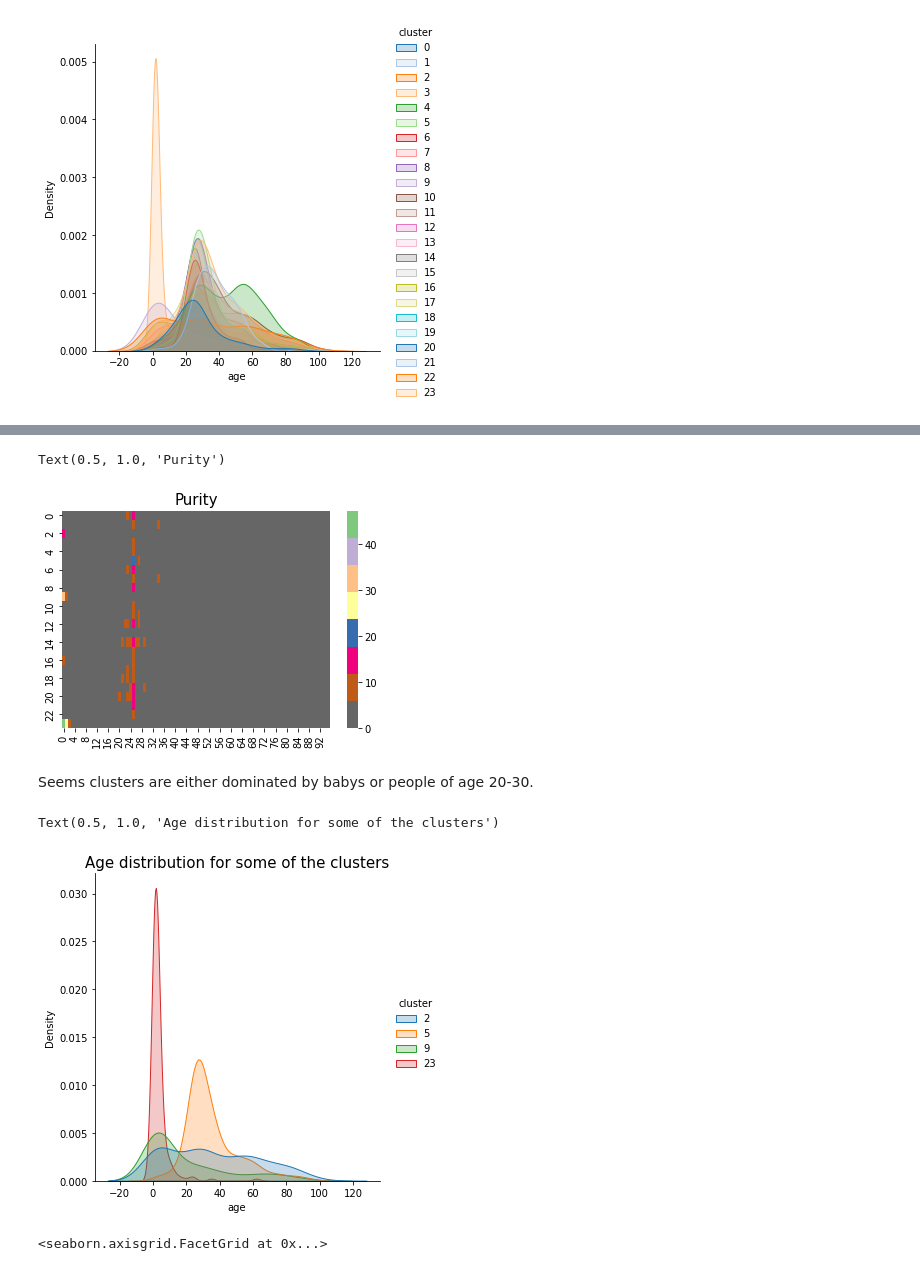
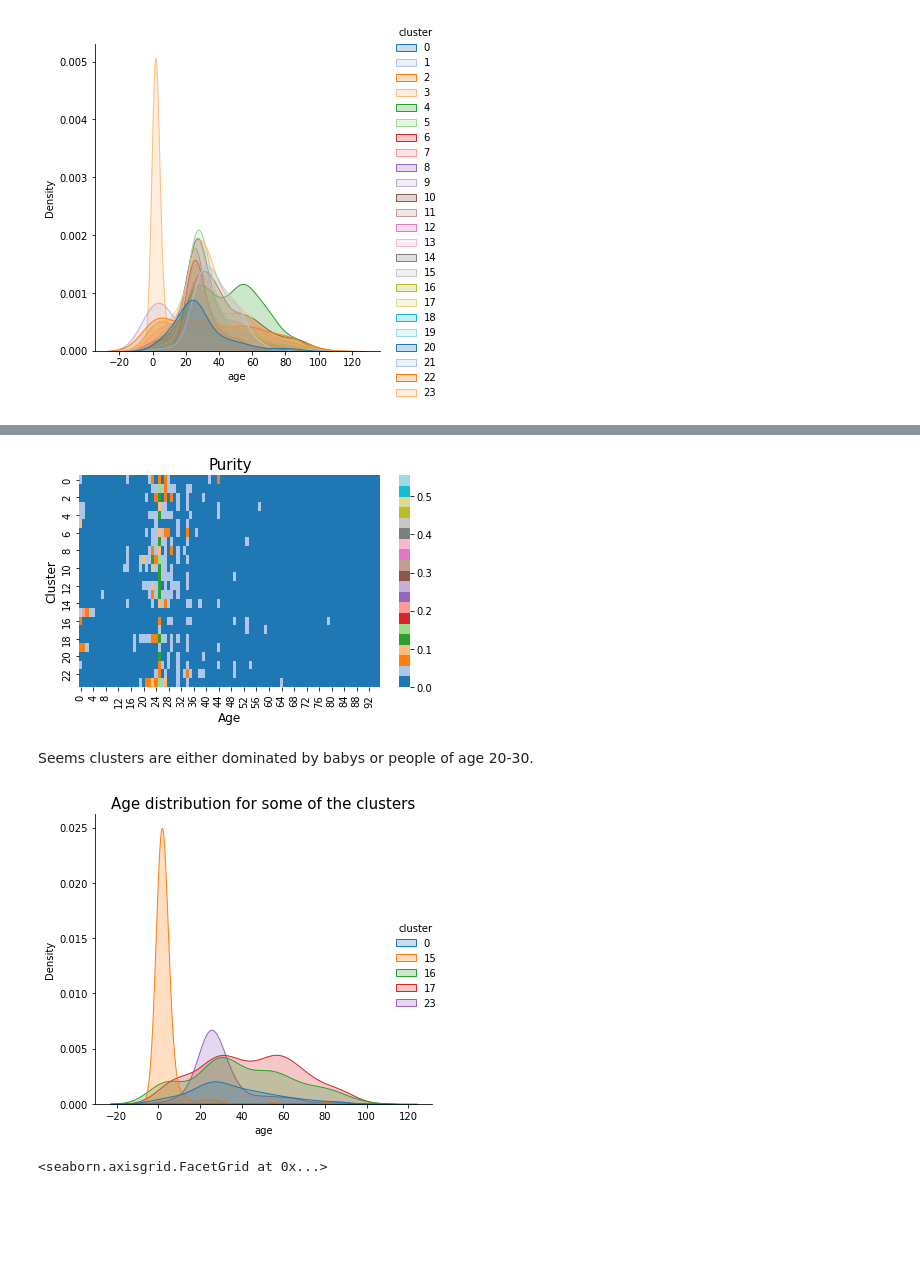
Before and after one commit to s183920/02582_Computational_Data_Analysis_Case2, a Jupyter notebook: autoencoder/distribution_analysis.ipynb, the cells around one changed output, grey strips where cells are left out. Cells and saved outputs as stored; diff of their text form; code cells hidden in the pictures; blank space fills up the shorter version.

Commit message:
add plots

```diff
--- a/autoencoder/distribution_analysis.ipynb
+++ b/autoencoder/distribution_analysis.ipynb
@@ -57,14 +57,16 @@ x = dataset.X
 # %% [markdown]
 ## K-means clustering
 # %%
-kmeans = KMeans(n_clusters=24, random_state = 42)
-labels = kmeans.fit_predict(z)
+# kmeans = KMeans(n_clusters=24, random_state = 42)
+# labels = kmeans.fit_predict(z)
+labels = np.load("labels.npy")
+C = np.load("cluster_centers.npy")
 df = pd.DataFrame({"age":y[:,0], "gender" : y[:,1], "race" : y[:,2], "cluster":labels})
 display(df)
 
 ## Visualize cluster centers
-C = kmeans.cluster_centers_ # the cluster means
-resp = kmeans.labels_ # a vector of the cluster number for each observation
+# C = kmeans.cluster_centers_ # the cluster means
+# resp = kmeans.labels_ # a vector of the cluster number for each observation
 
 gs = gridspec.GridSpec(4, 6)
 fig = plt.figure(figsize=(10,10))
@@ -103,17 +126,21 @@ sns.displot(df, x ="age",hue="cluster",kind="kde", fill=True,palette=sns.color_p
 # %%
 m = metrics.cluster.contingency_matrix(df.age, df.cluster)
 purity = m/m.sum(axis=0,keepdims=True)
 
 
-ax = sns.heatmap(100*purity.T, cmap="Accent_r", vmin = 0, vmax = np.max(100*purity))
+ax = sns.heatmap(purity.T, cmap="tab20", vmin = 0, vmax = np.max(purity))
 ax.set_title("Purity", fontsize=15)
+ax.set_xlabel("Age", fontsize=12)
+ax.set_ylabel("Cluster", fontsize = 12)
+
+plt.tight_layout()
+plt.savefig("../illustrations/age_purity.pdf")
 # %% [output]
-Text(0.5, 1.0, 'Purity')
-[figure, old version]
+[figure, new version]
 # %% [markdown]
 Seems clusters are either dominated by babys or people of age 20-30.
 # %%
-interesting_clusters = [2, 5, 9, 23]
+interesting_clusters = [0, 15, 16,17, 23]
 
 # all_ = df.copy()
 # all_["cluster"] = 100
@@ -131,9 +158,11 @@ sns.displot(
     palette=sns.color_palette("tab10",len(interesting_clusters))
 )
 plt.title("Age distribution for some of the clusters", fontsize=15)
+
+plt.tight_layout()
+plt.savefig("../illustrations/age_distribution.pdf")
 # %% [output]
-Text(0.5, 1.0, 'Age distribution for some of the clusters')
-[figure, old version]
+[figure, new version]
 # %%
 sns.displot(
     df,
```
Also changed, not shown: parts of 7 cells of this notebook, 10 other files.
